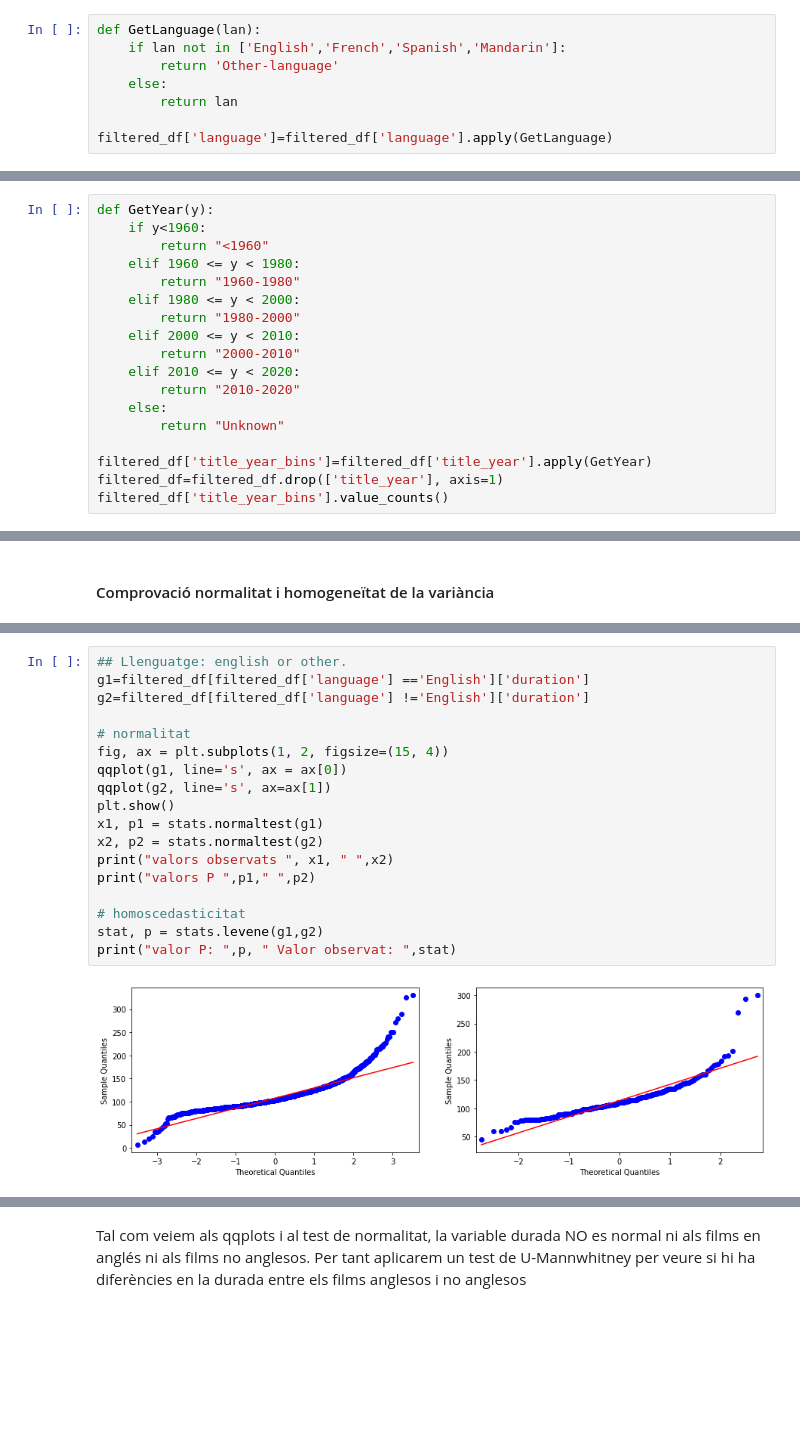
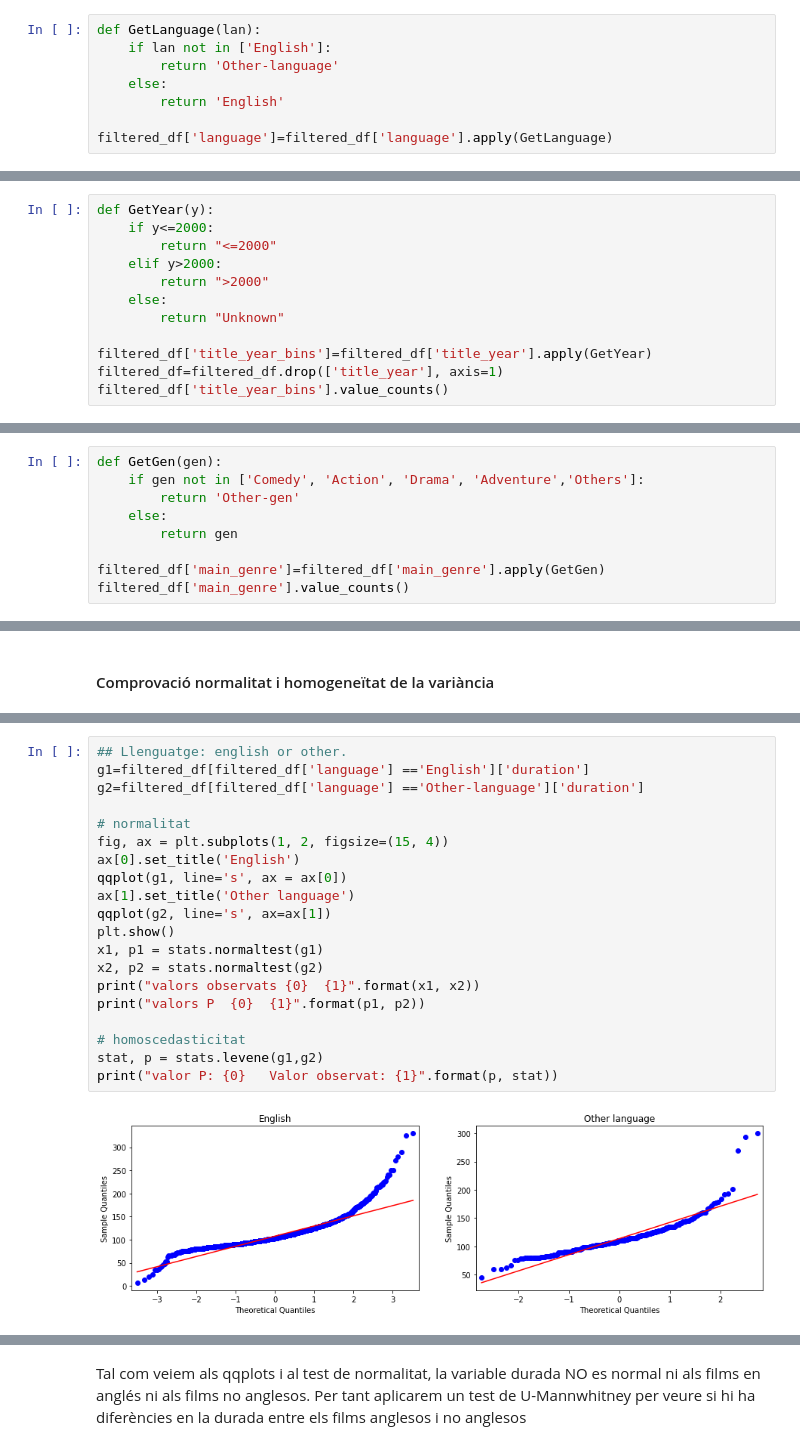
Before and after one commit to sgalan/Practica2-Neteja, a Jupyter notebook: Pràctica2-Neteja.ipynb, the cells around one changed output, grey strips where cells are left out. Saved outputs shown, nothing was run; the diff lists cells and outputs as text; blank space fills up the shorter version.

```diff
--- a/Pràctica2-Neteja.ipynb
+++ b/Pràctica2-Neteja.ipynb
@@ -287,10 +302,10 @@ Hungarian        1
 Name: language, dtype: int64
 # %%
 def GetLanguage(lan):
-    if lan not in ['English','French','Spanish','Mandarin']:
+    if lan not in ['English']:
         return 'Other-language'
     else:
-        return lan
+        return 'English'
 
 filtered_df['language']=filtered_df['language'].apply(GetLanguage)
 # %%
@@ -307,15 +319,9 @@ Name: language, dtype: int64
 # %%
 def GetYear(y):
-    if y<1960:
-        return "<1960"
-    elif 1960 <= y < 1980:
-        return "1960-1980"
-    elif 1980 <= y < 2000:
-        return "1980-2000"
-    elif 2000 <= y < 2010:
-        return "2000-2010"
-    elif 2010 <= y < 2020:
-        return "2010-2020"
+    if y<=2000:
+        return "<=2000"
+    elif y>2000:
+        return ">2000"
     else:
         return "Unknown"
 
@@ -358,2 +361,11 @@ Film-Noir         1
 History           1
 Name: main_genre, dtype: int64
+# %%
+def GetGen(gen):
+    if gen not in ['Comedy', 'Action', 'Drama', 'Adventure','Others']:
+        return 'Other-gen'
+    else:
+        return gen
+
+filtered_df['main_genre']=filtered_df['main_genre'].apply(GetGen)
+filtered_df['main_genre'].value_counts()
@@ -449,20 +435,22 @@ Normalitat i Homoscedasticitat de la durada sobre els grups de les variables cat
 # %%
 ## Llenguatge: english or other.
 g1=filtered_df[filtered_df['language'] =='English']['duration']
-g2=filtered_df[filtered_df['language'] !='English']['duration']
+g2=filtered_df[filtered_df['language'] =='Other-language']['duration']
 
 # normalitat
 fig, ax = plt.subplots(1, 2, figsize=(15, 4))
+ax[0].set_title('English')
 qqplot(g1, line='s', ax = ax[0])
+ax[1].set_title('Other language')
 qqplot(g2, line='s', ax=ax[1])
 plt.show()
 x1, p1 = stats.normaltest(g1)
 x2, p2 = stats.normaltest(g2)
-print("valors observats ", x1, " ",x2)
-print("valors P ",p1," ",p2)
+print("valors observats {0}  {1}".format(x1, x2))
+print("valors P  {0}  {1}".format(p1, p2))
 
 # homoscedasticitat
 stat, p = stats.levene(g1,g2)
-print("valor P: ",p, " Valor observat: ",stat)
+print("valor P: {0}   Valor observat: {1}".format(p, stat))
 # %% [output]
-[figure, old version]
+[figure, new version]
```
Also changed, not shown: parts of 37 cells of this notebook.
